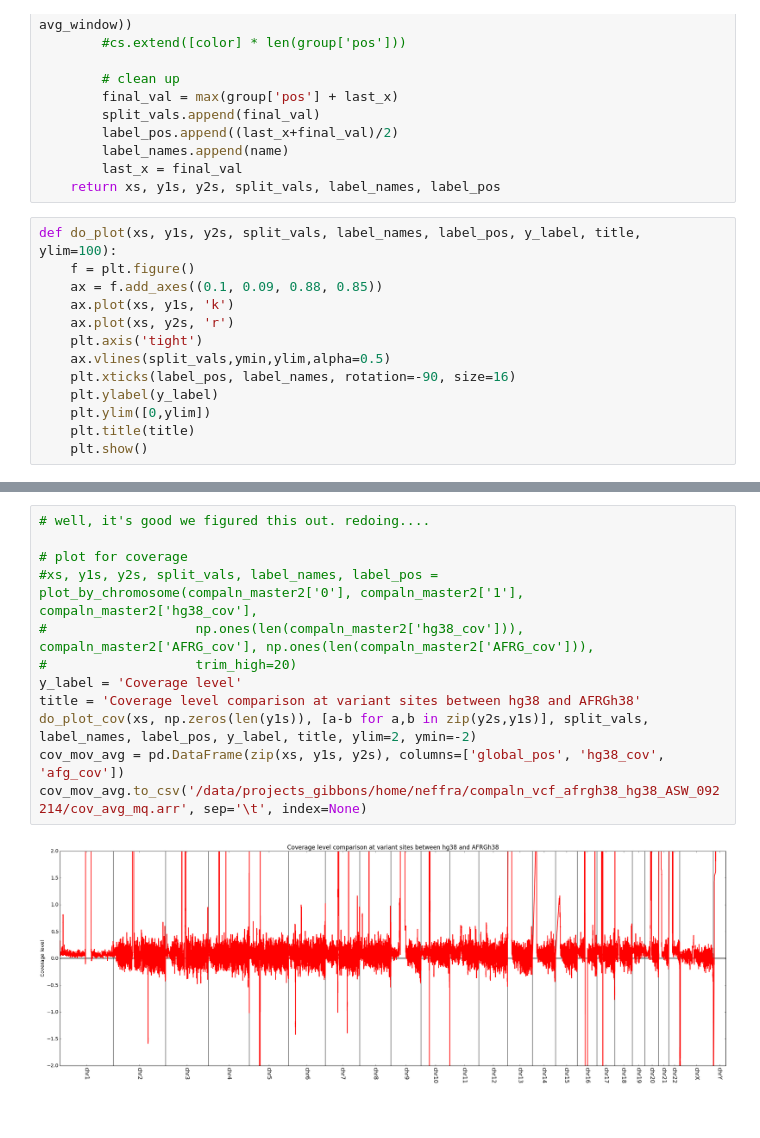
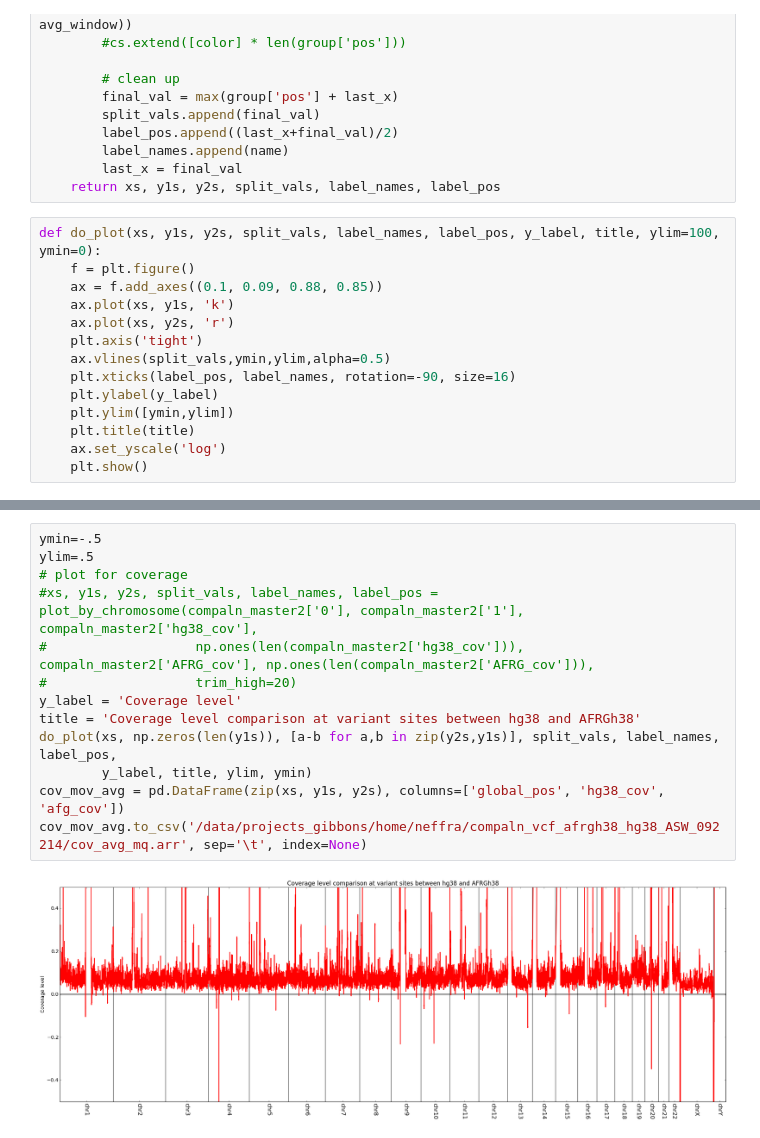
Before and after one commit to ryananeff/ipython-neff-davislab, a Jupyter notebook: ASHG-poster-support.ipynb, the cells around one changed output, grey strips where cells are left out. Saved outputs shown, nothing was run; the diff lists cells and outputs as text.

```diff
--- a/ASHG-poster-support.ipynb
+++ b/ASHG-poster-support.ipynb
@@ -218,7 +218,7 @@ def plot_by_chromosome(chrom, pos, y1, y1_weights, y2, y2_weights, trim_low=None
         last_x = final_val
     return xs, y1s, y2s, split_vals, label_names, label_pos
 # %%
-def do_plot(xs, y1s, y2s, split_vals, label_names, label_pos, y_label, title, ylim=100):
+def do_plot(xs, y1s, y2s, split_vals, label_names, label_pos, y_label, title, ylim=100, ymin=0):
     f = plt.figure()
     ax = f.add_axes((0.1, 0.09, 0.88, 0.85))
     ax.plot(xs, y1s, 'k')
@@ -227,6 +227,7 @@ def do_plot(xs, y1s, y2s, split_vals, label_names, label_pos, y_label, title, yl
     ax.vlines(split_vals,ymin,ylim,alpha=0.5)
     plt.xticks(label_pos, label_names, rotation=-90, size=16)
     plt.ylabel(y_label)
-    plt.ylim([0,ylim])
+    plt.ylim([ymin,ylim])
     plt.title(title)
+    ax.set_yscale('log')
     plt.show()
@@ -270,14 +263,15 @@ mq_mov_avg.to_csv('/data/projects_gibbons/home/neffra/compaln_vcf_afrgh38_hg38_A
 # %%
-# well, it's good we figured this out. redoing....
-
+ymin=-.5
+ylim=.5
 # plot for coverage
 #xs, y1s, y2s, split_vals, label_names, label_pos = plot_by_chromosome(compaln_master2['0'], compaln_master2['1'], compaln_master2['hg38_cov'],
 #                   np.ones(len(compaln_master2['hg38_cov'])), compaln_master2['AFRG_cov'], np.ones(len(compaln_master2['AFRG_cov'])),
 #                   trim_high=20)
 y_label = 'Coverage level'
 title = 'Coverage level comparison at variant sites between hg38 and AFRGh38'
-do_plot_cov(xs, np.zeros(len(y1s)), [a-b for a,b in zip(y2s,y1s)], split_vals, label_names, label_pos, y_label, title, ylim=2, ymin=-2)
+do_plot(xs, np.zeros(len(y1s)), [a-b for a,b in zip(y2s,y1s)], split_vals, label_names, label_pos,
+        y_label, title, ylim, ymin)
 cov_mov_avg = pd.DataFrame(zip(xs, y1s, y2s), columns=['global_pos', 'hg38_cov', 'afg_cov'])
 cov_mov_avg.to_csv('/data/projects_gibbons/home/neffra/compaln_vcf_afrgh38_hg38_ASW_092214/cov_avg_mq.arr', sep='\t', index=None)
 # %% [output]
-[figure, old version]
+[figure, new version]
```
Also changed, not shown: parts of 14 cells of this notebook, 2 other files.
